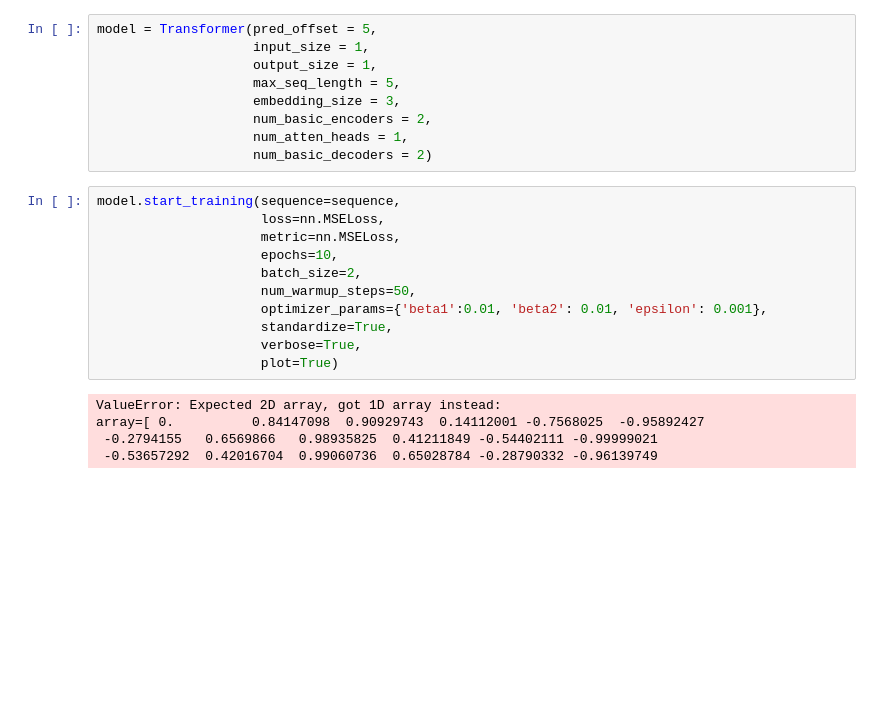
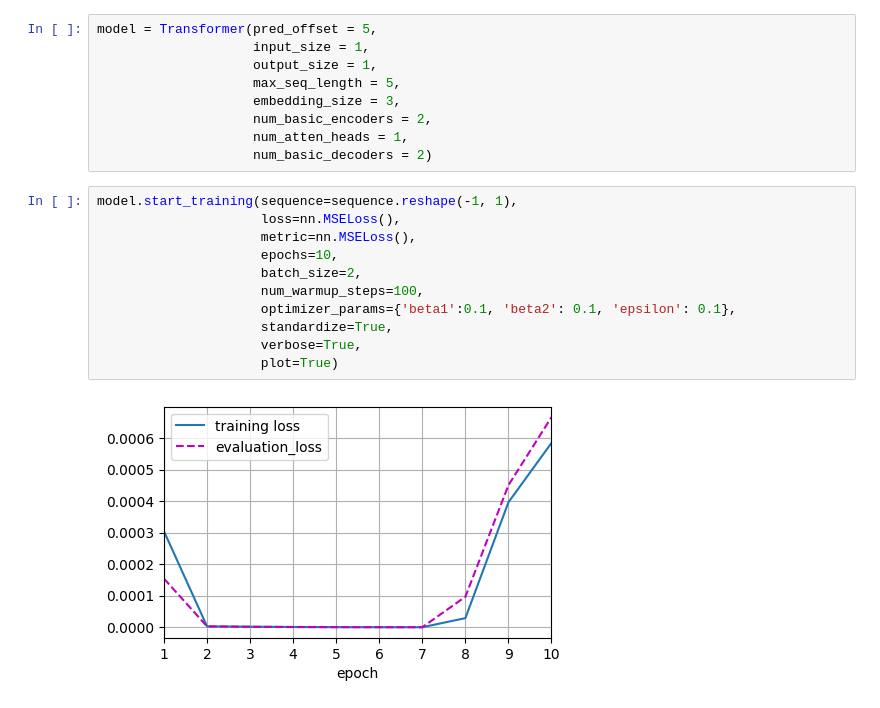
Before and after one commit to pvst1907/Extended_Spacetimeformer, a Jupyter notebook: sandbox.ipynb, the cells around one changed output. Saved outputs shown, nothing was run; the diff lists cells and outputs as text; blank space fills up the shorter version.

Commit message:
Debug Training Function

```diff
--- a/sandbox.ipynb
+++ b/sandbox.ipynb
@@ -49,18 +45,15 @@ model = Transformer(pred_offset = 5,
                     num_atten_heads = 1,
                     num_basic_decoders = 2)
 # %%
-model.start_training(sequence=sequence,
-                     loss=nn.MSELoss,
-                     metric=nn.MSELoss,
+model.start_training(sequence=sequence.reshape(-1, 1),
+                     loss=nn.MSELoss(),
+                     metric=nn.MSELoss(),
                      epochs=10,
                      batch_size=2,
-                     num_warmup_steps=50,
-                     optimizer_params={'beta1':0.01, 'beta2': 0.01, 'epsilon': 0.001},
+                     num_warmup_steps=100,
+                     optimizer_params={'beta1':0.1, 'beta2': 0.1, 'epsilon': 0.1},
                      standardize=True,
                      verbose=True,
                      plot=True)
 # %% [output]
-ValueError: Expected 2D array, got 1D array instead:
-array=[ 0.          0.84147098  0.90929743  0.14112001 -0.7568025  -0.95892427
- -0.2794155   0.6569866   0.98935825  0.41211849 -0.54402111 -0.99999021
- -0.53657292  0.42016704  0.99060736  0.65028784 -0.28790332 -0.96139749
+[figure, added]
```
Also changed, not shown: parts of 5 cells of this notebook, 2 other files.
